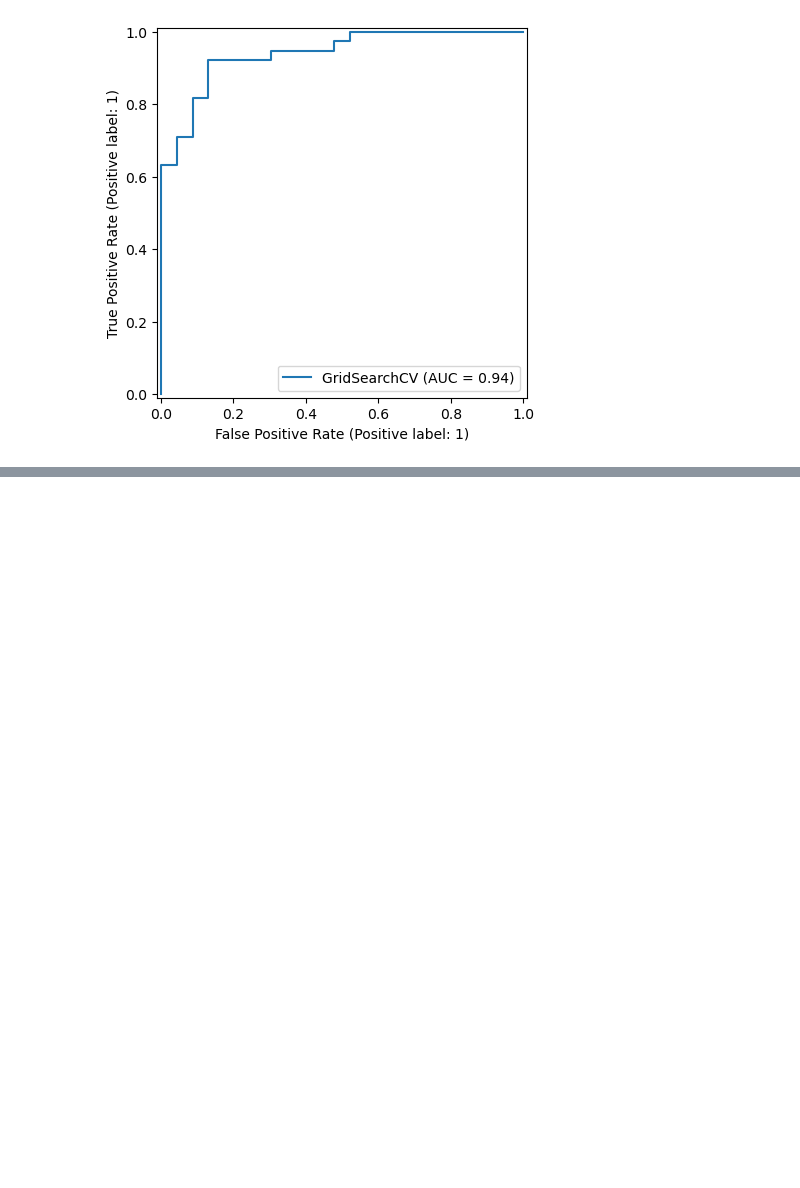
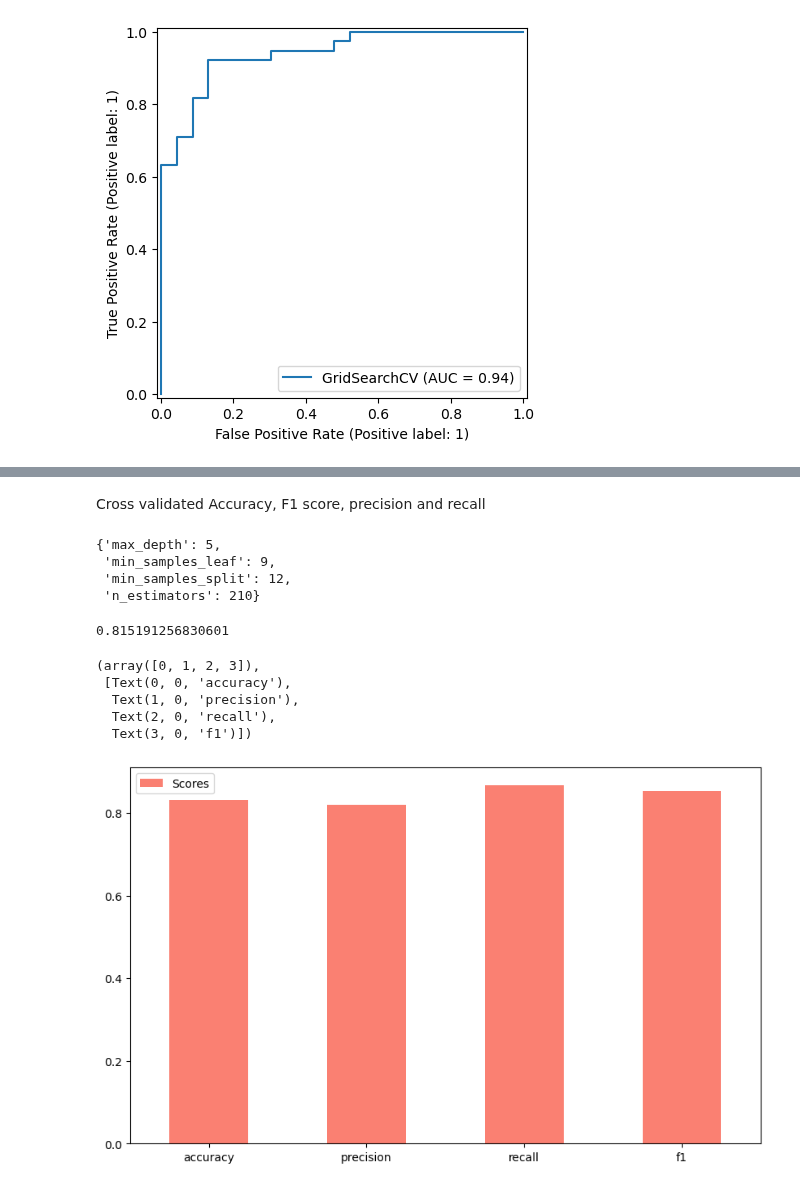
Before and after one commit to Ayush-2001-Dhanraj/heart_disease_classifier, a Jupyter notebook: index.ipynb, the cells around one changed output, grey strips where cells are left out. Cells and saved outputs as stored; diff of their text form; code cells hidden in the pictures; blank space fills up the shorter version.

Commit message:
cross val scores

```diff
--- a/index.ipynb
+++ b/index.ipynb
@@ -675,0 +692,64 @@ RocCurveDisplay.from_estimator(gs_rf, X_test, y_test)
+# %% [markdown]
+Cross validated Accuracy, F1 score, precision and recall
+# %%
+gs_rf.best_params_
+# %% [output]
+{'max_depth': 5,
+ 'min_samples_leaf': 9,
+ 'min_samples_split': 12,
+ 'n_estimators': 210}
+# %%
+clf = RandomForestClassifier(
+    n_estimators=210,
+    max_depth=5,
+    min_samples_leaf=9,
+    min_samples_split=12
+)
+# %%
+cv_acc = cross_val_score(
+    clf,
+    X,
+    y,
+    cv=5,
+    scoring="accuracy"
+)
+
+np.mean(cv_acc)
+# %% [output]
+0.815191256830601
+# %%
+def get_cv_scores(clf, X, y, cv, scorings):
+
+    cv_scores = {}
+
+    for scoring in scorings:
+        cv_score = cross_val_score(
+            clf,
+            X,
+            y,
+            cv=cv,
+            scoring=scoring
+        )
+
+        cv_scores[scoring] = np.mean(cv_score)
+
+    return cv_scores
+# %%
+scoring_params = ["accuracy", "precision", "recall", "f1"]
+
+clf_scores = get_cv_scores(clf, X, y, 5, scoring_params)
+# %%
+pd.DataFrame(
+    clf_scores.values(),
+    clf_scores.keys(),
+    columns=["Scores"]
+    ).plot.bar(color=["salmon"], figsize = (10,6))
+
+plt.xticks(rotation = 0)
+# %% [output]
+(array([0, 1, 2, 3]),
+ [Text(0, 0, 'accuracy'),
+  Text(1, 0, 'precision'),
+  Text(2, 0, 'recall'),
+  Text(3, 0, 'f1')])
+[figure, added]
```
Also changed, not shown: parts of 2 cells of this notebook.
